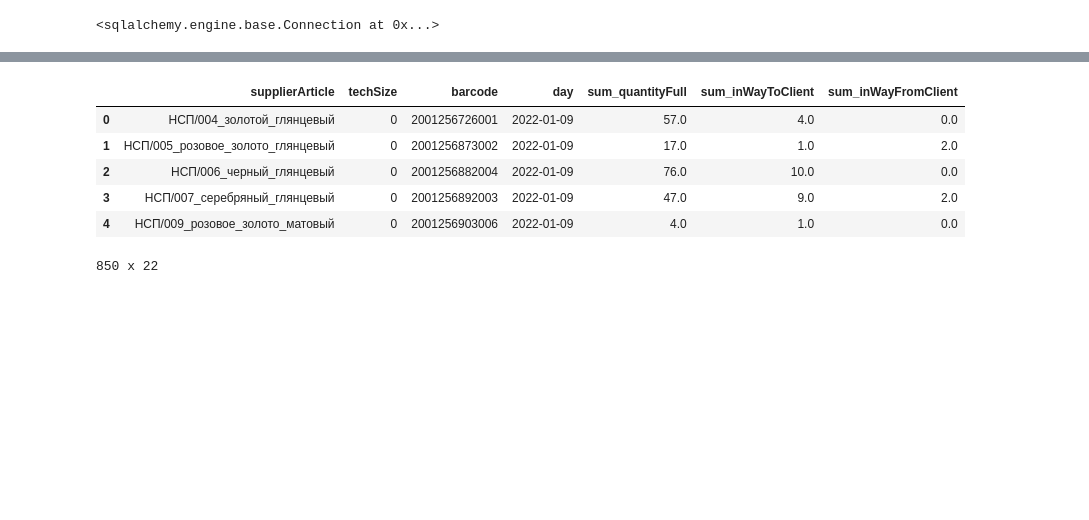
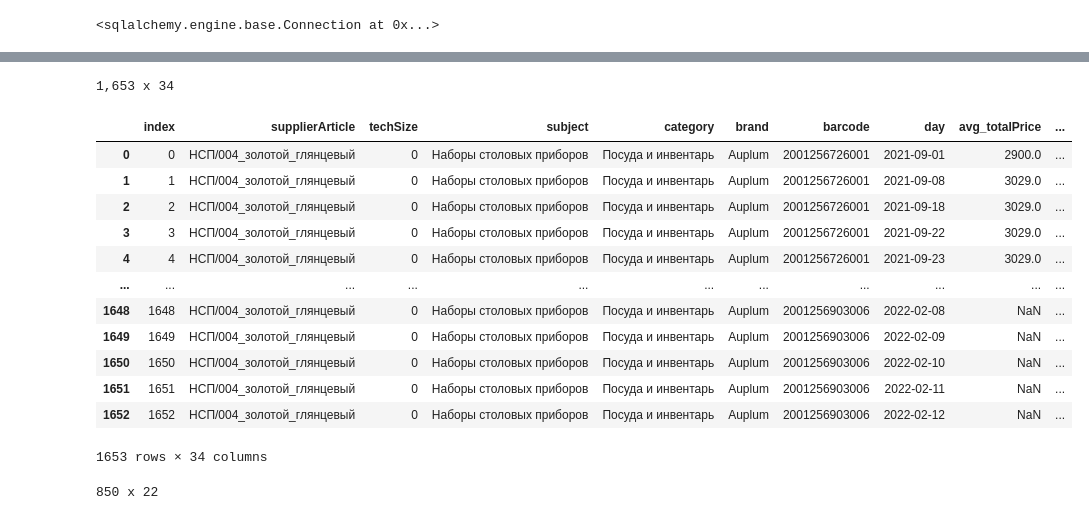
Before and after one commit to andreitsev/wb, a Jupyter notebook: notebooks/wb_parse.ipynb, the cells around one changed output, grey strips where cells are left out. Drawn from its saved outputs; the diff is of its cells as text; code cells hidden in the pictures; blank space fills up the shorter version.

```diff
--- a/notebooks/wb_parse.ipynb
+++ b/notebooks/wb_parse.ipynb
@@ -386,37 +289,32 @@ daily_sales_df.head()
-# %%
-daily_storage_df = pd.read_sql(
-    """
-    with t_daily_storage as
-        (
-            select
-                supplierArticle
-                , techSize
-                , barcode
-                , cast(lastChangeDate as date) as day
-                , sum(quantityFull) as sum_quantityFull
-                , sum(inWayToClient) as sum_inWayToClient
-                , sum(inWayFromClient) as sum_inWayFromClient
-            from
-                wb_yarik.storage
-            group by
-                supplierArticle
-                , techSize
-                , barcode
-                , cast(lastChangeDate as date)
-        )
-
-    select * from t_daily_storage
-    """,
-    eng
-)
-daily_storage_df.head()
-# %% [output]
-|  | supplierArticle | techSize | barcode | day | sum_quantityFull | sum_inWayToClient | sum_inWayFromClient |
-| 0 | НСП/004_золотой_глянцевый | 0 | 2001256726001 | 2022-01-09 | 57.0 | 4.0 | 0.0 |
-| 1 | НСП/005_розовое_золото_глянцевый | 0 | 2001256873002 | 2022-01-09 | 17.0 | 1.0 | 2.0 |
-| 2 | НСП/006_черный_глянцевый | 0 | 2001256882004 | 2022-01-09 | 76.0 | 10.0 | 0.0 |
-| 3 | НСП/007_серебряный_глянцевый | 0 | 2001256892003 | 2022-01-09 | 47.0 | 9.0 | 2.0 |
-| 4 | НСП/009_розовое_золото_матовый | 0 | 2001256903006 | 2022-01-09 | 4.0 | 1.0 | 0.0 |
+# %%
+daily_sales_df = pd.read_sql(
+    """
+    select
+        *
+    from
+        wb_yarik.daily_sales
+    """,
+    eng
+)
+print(f"{daily_sales_df.shape[0]:,} x {daily_sales_df.shape[1]:,}")
+# %% [output]
+1,653 x 34
+# %%
+daily_sales_df
+# %% [output]
+|  | index | supplierArticle | techSize | subject | category | brand | barcode | day | avg_totalPrice | ... |
+| 0 | 0 | НСП/004_золотой_глянцевый | 0 | Наборы столовых приборов | Посуда и инвентарь | Auplum | 2001256726001 | 2021-09-01 | 2900.0 | ... |
+| 1 | 1 | НСП/004_золотой_глянцевый | 0 | Наборы столовых приборов | Посуда и инвентарь | Auplum | 2001256726001 | 2021-09-08 | 3029.0 | ... |
+| 2 | 2 | НСП/004_золотой_глянцевый | 0 | Наборы столовых приборов | Посуда и инвентарь | Auplum | 2001256726001 | 2021-09-18 | 3029.0 | ... |
+| 3 | 3 | НСП/004_золотой_глянцевый | 0 | Наборы столовых приборов | Посуда и инвентарь | Auplum | 2001256726001 | 2021-09-22 | 3029.0 | ... |
+| 4 | 4 | НСП/004_золотой_глянцевый | 0 | Наборы столовых приборов | Посуда и инвентарь | Auplum | 2001256726001 | 2021-09-23 | 3029.0 | ... |
+| ... | ... | ... | ... | ... | ... | ... | ... | ... | ... | ... |
+| 1648 | 1648 | НСП/004_золотой_глянцевый | 0 | Наборы столовых приборов | Посуда и инвентарь | Auplum | 2001256903006 | 2022-02-08 | NaN | ... |
+| 1649 | 1649 | НСП/004_золотой_глянцевый | 0 | Наборы столовых приборов | Посуда и инвентарь | Auplum | 2001256903006 | 2022-02-09 | NaN | ... |
+| 1650 | 1650 | НСП/004_золотой_глянцевый | 0 | Наборы столовых приборов | Посуда и инвентарь | Auplum | 2001256903006 | 2022-02-10 | NaN | ... |
+| 1651 | 1651 | НСП/004_золотой_глянцевый | 0 | Наборы столовых приборов | Посуда и инвентарь | Auplum | 2001256903006 | 2022-02-11 | NaN | ... |
+| 1652 | 1652 | НСП/004_золотой_глянцевый | 0 | Наборы столовых приборов | Посуда и инвентарь | Auplum | 2001256903006 | 2022-02-12 | NaN | ... |
+1653 rows × 34 columns
 # %%
 daily_sales_df = make_daily_sales()
 print(f"{daily_sales_df.shape[0]:,} x {daily_sales_df.shape[1]:,}")
```
Also changed, not shown: parts of 7 cells of this notebook, 2 other files.
